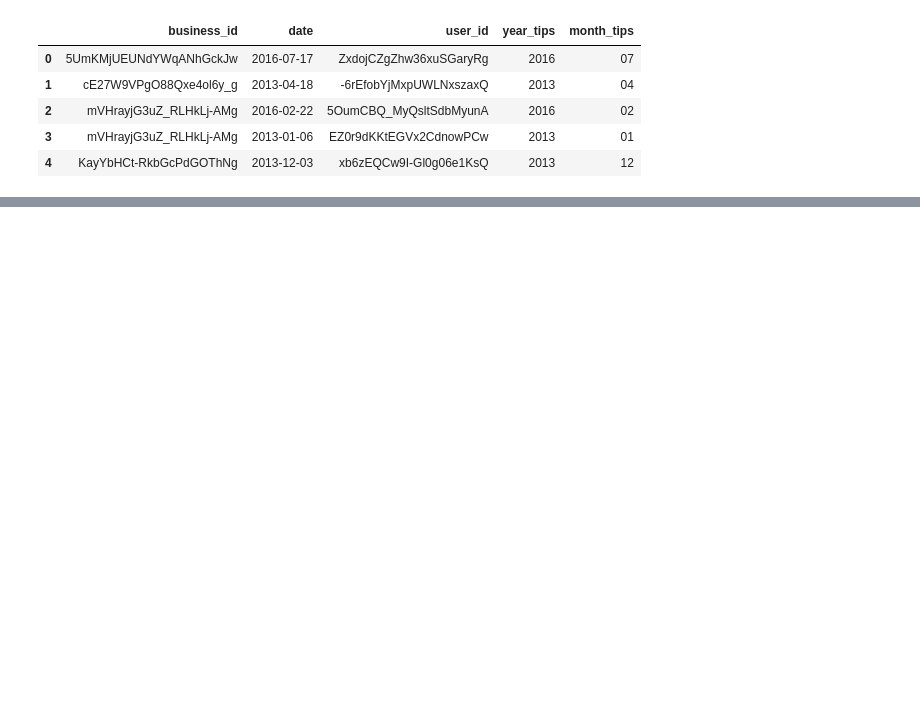
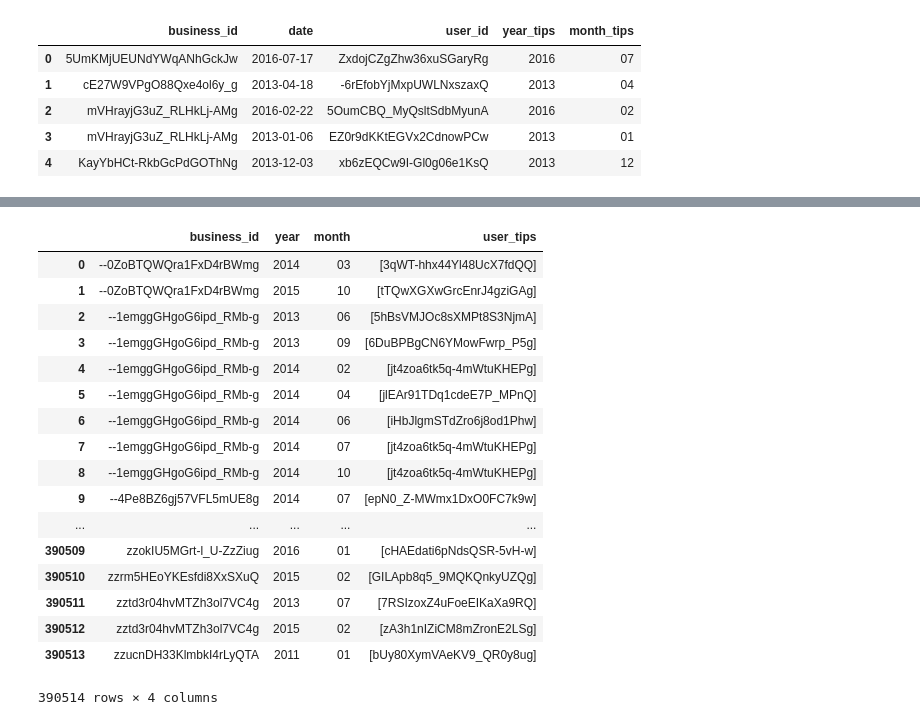
Before and after one commit to lcb402/InfoVisYelp3, a Jupyter notebook: Merger.ipynb, the cells around one changed output, grey strips where cells are left out. Saved outputs shown, nothing was run; the diff lists cells and outputs as text; code cells hidden in the pictures; blank space fills up the shorter version.

```diff
--- a/Merger.ipynb
+++ b/Merger.ipynb
@@ -161,0 +141,23 @@ reviews_dataframe.sort_values('date',ascending = False).tail()
+# %%
+tips_grouped = pd.DataFrame(tips_dataframe.
+                               groupby(['business_id','year','month'])
+                               ['user_tips'].apply(list))
+# %% [output]
+|  | business_id | year | month | user_tips |
+| 0 | --0ZoBTQWQra1FxD4rBWmg | 2014 | 03 | [3qWT-hhx44Yl48UcX7fdQQ] |
+| 1 | --0ZoBTQWQra1FxD4rBWmg | 2015 | 10 | [tTQwXGXwGrcEnrJ4gziGAg] |
+| 2 | --1emggGHgoG6ipd_RMb-g | 2013 | 06 | [5hBsVMJOc8sXMPt8S3NjmA] |
+| 3 | --1emggGHgoG6ipd_RMb-g | 2013 | 09 | [6DuBPBgCN6YMowFwrp_P5g] |
+| 4 | --1emggGHgoG6ipd_RMb-g | 2014 | 02 | [jt4zoa6tk5q-4mWtuKHEPg] |
+| 5 | --1emggGHgoG6ipd_RMb-g | 2014 | 04 | [jlEAr91TDq1cdeE7P_MPnQ] |
+| 6 | --1emggGHgoG6ipd_RMb-g | 2014 | 06 | [iHbJlgmSTdZro6j8od1Phw] |
+| 7 | --1emggGHgoG6ipd_RMb-g | 2014 | 07 | [jt4zoa6tk5q-4mWtuKHEPg] |
+| 8 | --1emggGHgoG6ipd_RMb-g | 2014 | 10 | [jt4zoa6tk5q-4mWtuKHEPg] |
+| 9 | --4Pe8BZ6gj57VFL5mUE8g | 2014 | 07 | [epN0_Z-MWmx1DxO0FC7k9w] |
+| ... | ... | ... | ... | ... |
+| 390509 | zzokIU5MGrt-l_U-ZzZiug | 2016 | 01 | [cHAEdati6pNdsQSR-5vH-w] |
+| 390510 | zzrm5HEoYKEsfdi8XxSXuQ | 2015 | 02 | [GILApb8q5_9MQKQnkyUZQg] |
+| 390511 | zztd3r04hvMTZh3ol7VC4g | 2013 | 07 | [7RSIzoxZ4uFoeEIKaXa9RQ] |
+| 390512 | zztd3r04hvMTZh3ol7VC4g | 2015 | 02 | [zA3h1nIZiCM8mZronE2LSg] |
+| 390513 | zzucnDH33KlmbkI4rLyQTA | 2011 | 01 | [bUy80XymVAeKV9_QR0y8ug] |
+390514 rows × 4 columns
```
Also changed, not shown: parts of 32 cells of this notebook.
